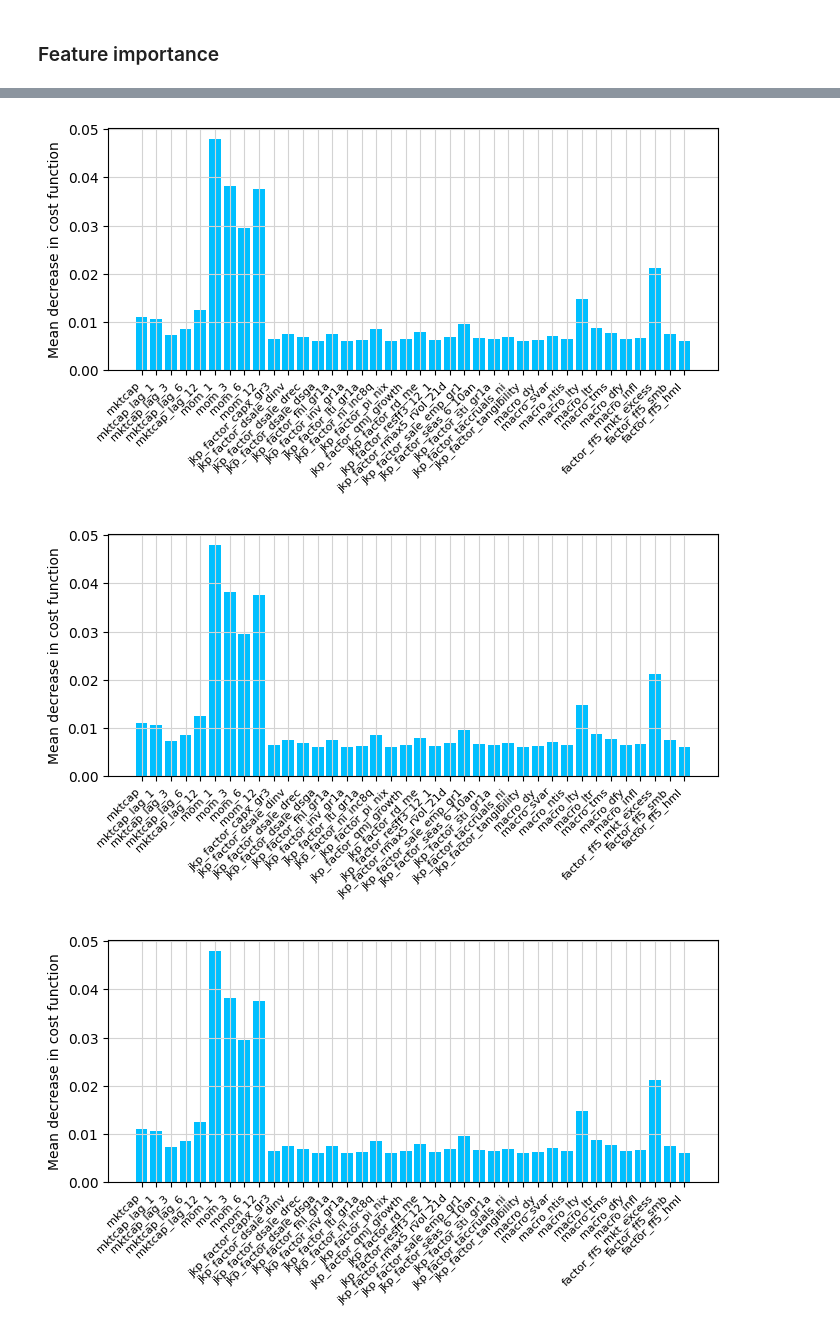
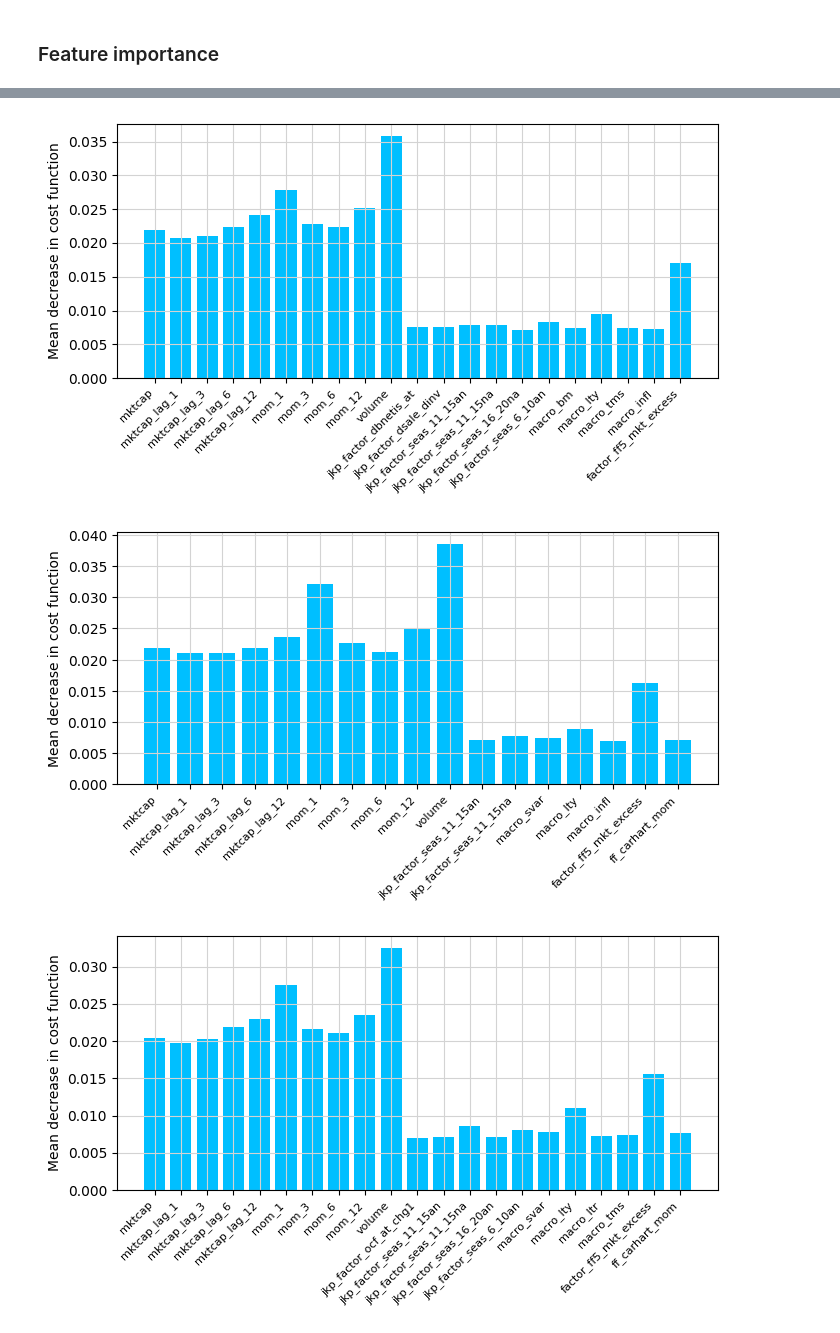
Before and after one commit to gabrielbaker97/Thesis-Gabriel-Baker, a Jupyter notebook: Non_Linear.ipynb, the cells around one changed output, grey strips where cells are left out. Saved outputs shown, nothing was run; the diff lists cells and outputs as text; code cells hidden in the pictures.

```diff
--- a/Non_Linear.ipynb
+++ b/Non_Linear.ipynb
@@ -121,7 +138,8 @@ feature_names = df.drop(columns=['ticker','ret_excess']).columns.tolist() # Feat
 ## Random Forest
 # %%
 # Define the numbers of estimators
-num_estimators = [10, 25, 50, 100, 150, 200]
+#num_estimators = [10, 25, 50, 100, 150, 200]
+num_estimators = [150,200]
 
 # Create an empty dictionary to store the models
 models = {}
@@ -222,20 +216,20 @@ def create_neural_network(layers, neurons, n_features):
 
     return model
 # %%
-model_1 = create_neural_network(1, [16], n_features)
+model_1 = create_neural_network(1, [8], n_features)
 model_1.compile(optimizer='adam', loss='mean_squared_error')
 
-model_2 = create_neural_network(2, [16,8], n_features)
+model_2 = create_neural_network(2, [8,4], n_features)
 model_2.compile(optimizer='adam', loss='mean_squared_error')
 
-model_3 = create_neural_network(3, [16,8,4], n_features)
+model_3 = create_neural_network(3, [8,4,2], n_features)
 model_3.compile(optimizer='adam', loss='mean_squared_error')
 
-model_4 = create_neural_network(4, [16,8,4,2], n_features)
+model_4 = create_neural_network(4, [64,32,16,8], n_features)
 model_4.compile(optimizer='adam', loss='mean_squared_error')
 
-model_5 = create_neural_network(5, [16,8,4,2,1], n_features)
+model_5 = create_neural_network(5, [64,32,16,8,4], n_features)
 model_5.compile(optimizer='adam', loss='mean_squared_error')
 
-model_6 = create_neural_network(6, [16,8,4,2,1,1], n_features)
+model_6 = create_neural_network(6, [128,64,32,16,8,4], n_features)
 model_6.compile(optimizer='adam', loss='mean_squared_error')
@@ -255,10 +253,9 @@ def NN(model, X_train, y_train, X_test, y_test):
 
     end = time.time()
     print(f'{round(end - start,3)/60} minutes')
-models = [model_1,model_2,model_3,model_4,model_5,model_6]
-for model, model_name in zip(models_NN, model_names_NN):
-    pl.NN_plot(model, model_name, X_train, X_test, y_train, y_test)
+models_NN = [model_1, model_2, model_3, model_4, model_5, model_6]
+model_names_NN = ['model_1', 'model_2', 'model_3', 'model_4', 'model_5', 'model_6']
 # %%
-for model in models:
+for model in models_NN:
     NN(model, X_train, y_train, X_test, y_test)
 # %% [output]
@@ -312,5 +307,5 @@ for model, model_name in zip(models_NN, model_names_NN):
 ### Feature importance
 # %%
 for model, model_name in zip(models_NN, model_names_NN):
-    pl.NN_feature_importance(model_1, feature_names, model_name, threshold=0.006, figsize=(7, 4))
+    pl.NN_feature_importance(model, feature_names, model_name, threshold=0.007, figsize=(7, 4))
 # %% [output]
@@ -320,3 +315,3 @@ for model, model_name in zip(models_NN, model_names_NN):
-[figure, old version]
+[figure, new version]
-[figure, old version]
+[figure, new version]
-[figure, old version]
+[figure, new version]
```
Also changed, not shown: parts of 16 cells of this notebook, 7 other files.
